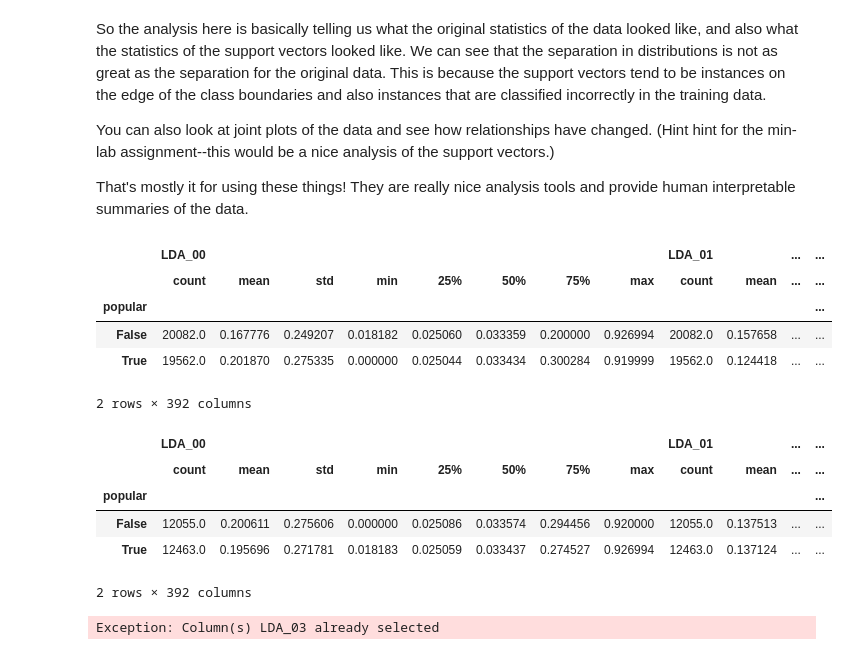
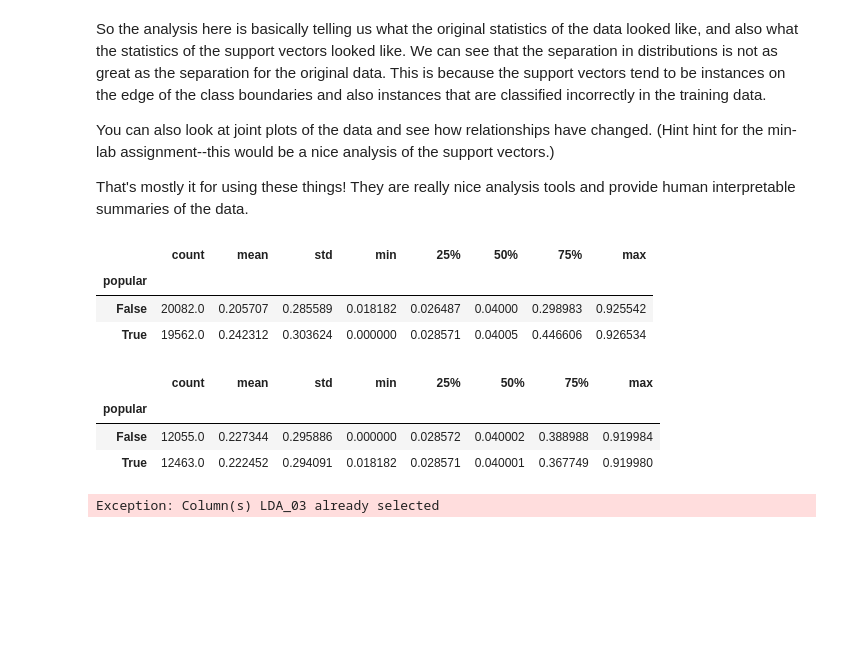
Before and after one commit to bici-sancta/mashable, a Jupyter notebook: svm/mashable_sequential_svms_2017.09.27.ipynb, the cells around one changed output. Cells and saved outputs as stored; diff of their text form; code cells hidden in the pictures; blank space fills up the shorter version.

```diff
--- a/svm/mashable_sequential_svms_2017.09.27.ipynb
+++ b/svm/mashable_sequential_svms_2017.09.27.ipynb
@@ -964,23 +964,19 @@ You can also look at joint plots of the data and see how relationships have chan
 
 That's mostly it for using these things! They are really nice analysis tools and provide human interpretable summaries of the data.
 # %%
-df_grouped.describe()
+df_grouped['LDA_03'].describe()
 # %% [output]
-|  | LDA_00 |  |  |  |  |  |  |  | LDA_01 |  | ... | ... |
-|  | count | mean | std | min | 25% | 50% | 75% | max | count | mean | ... | ... |
-| popular |  |  |  |  |  |  |  |  |  |  |  | ... |
-| False | 20082.0 | 0.167776 | 0.249207 | 0.018182 | 0.025060 | 0.033359 | 0.200000 | 0.926994 | 20082.0 | 0.157658 | ... | ... |
-| True | 19562.0 | 0.201870 | 0.275335 | 0.000000 | 0.025044 | 0.033434 | 0.300284 | 0.919999 | 19562.0 | 0.124418 | ... | ... |
+|  | count | mean | std | min | 25% | 50% | 75% | max |
+| popular |  |  |  |  |  |  |  |  |
+| False | 20082.0 | 0.205707 | 0.285589 | 0.018182 | 0.026487 | 0.04000 | 0.298983 | 0.925542 |
+| True | 19562.0 | 0.242312 | 0.303624 | 0.000000 | 0.028571 | 0.04005 | 0.446606 | 0.926534 |
-2 rows × 392 columns
 # %%
-df_grouped_support.describe()
+df_grouped_support['LDA_03'].describe()
 # %% [output]
-|  | LDA_00 |  |  |  |  |  |  |  | LDA_01 |  | ... | ... |
-|  | count | mean | std | min | 25% | 50% | 75% | max | count | mean | ... | ... |
-| popular |  |  |  |  |  |  |  |  |  |  |  | ... |
-| False | 12055.0 | 0.200611 | 0.275606 | 0.000000 | 0.025086 | 0.033574 | 0.294456 | 0.920000 | 12055.0 | 0.137513 | ... | ... |
-| True | 12463.0 | 0.195696 | 0.271781 | 0.018183 | 0.025059 | 0.033437 | 0.274527 | 0.926994 | 12463.0 | 0.137124 | ... | ... |
+|  | count | mean | std | min | 25% | 50% | 75% | max |
+| popular |  |  |  |  |  |  |  |  |
+| False | 12055.0 | 0.227344 | 0.295886 | 0.000000 | 0.028572 | 0.040002 | 0.388988 | 0.919984 |
+| True | 12463.0 | 0.222452 | 0.294091 | 0.018182 | 0.028571 | 0.040001 | 0.367749 | 0.919980 |
-2 rows × 392 columns
 # %%
 import seaborn as sns; sns.set(style = "white", color_codes = True)
 
```
Also changed, not shown: 2 other files.
